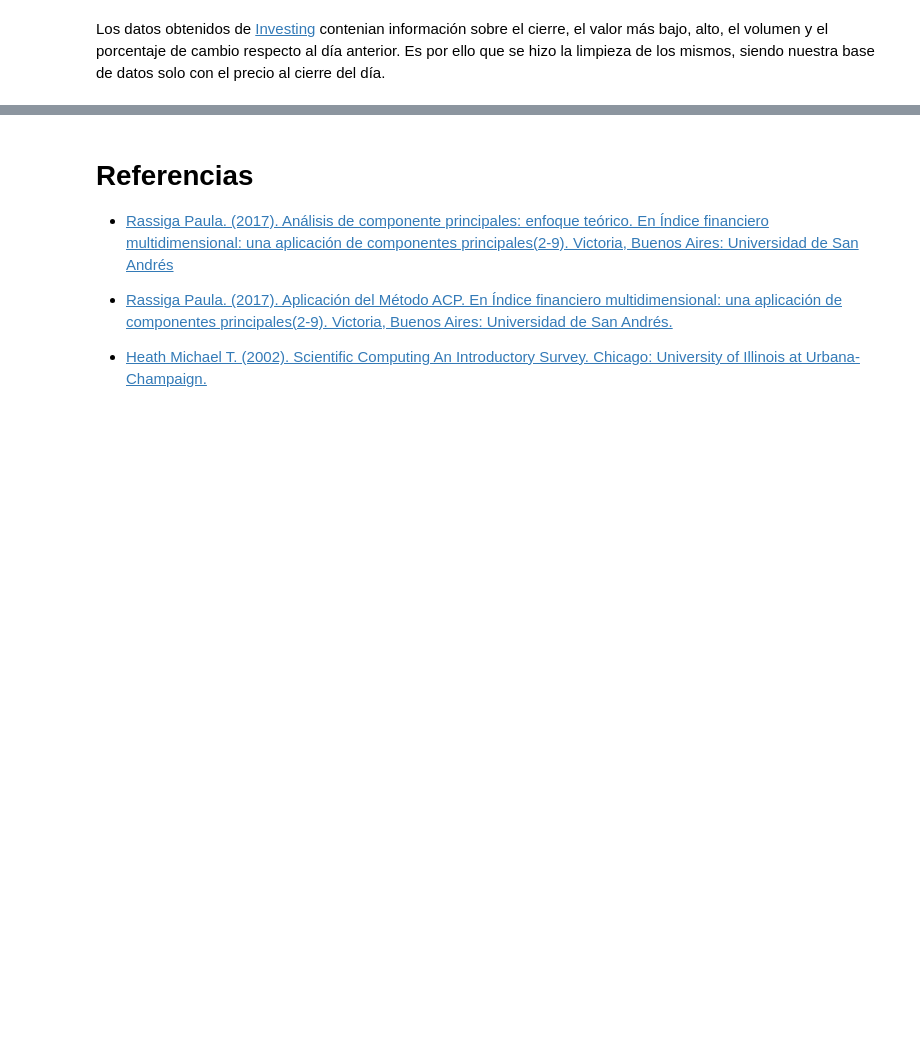
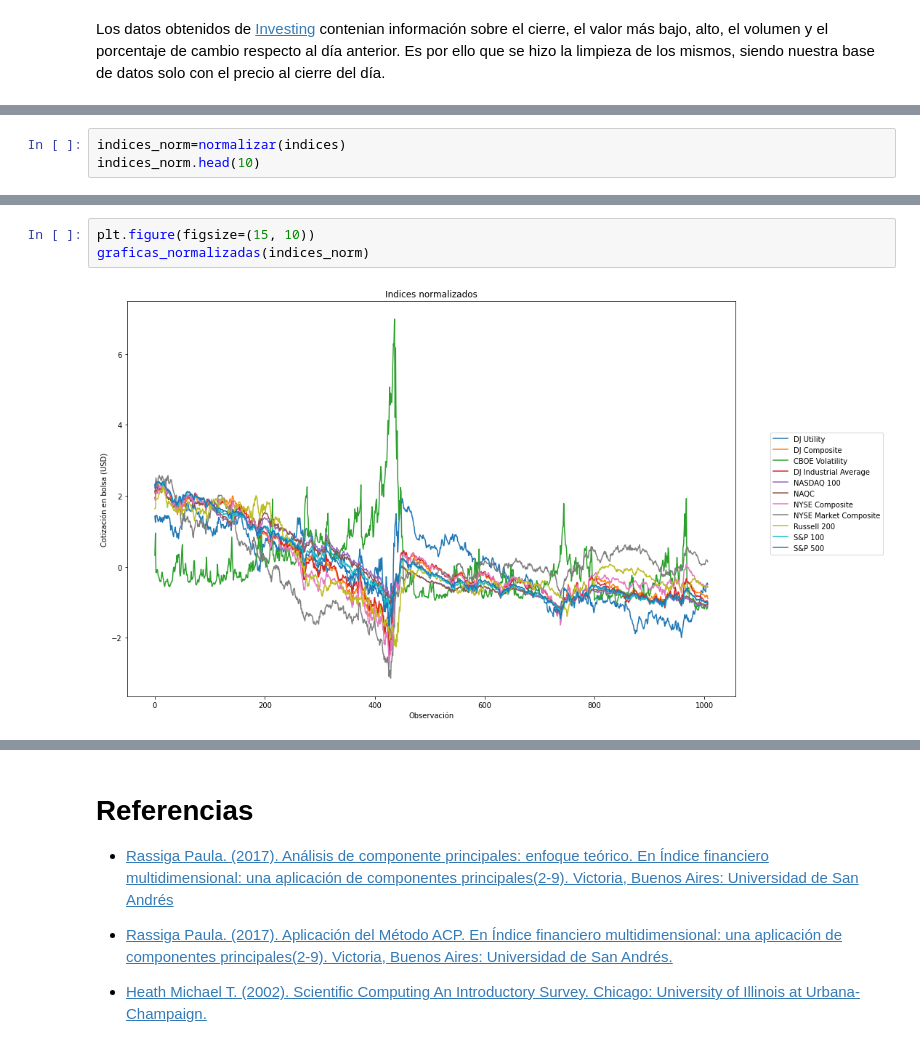
Before and after one commit to kennyldc/proyecto_final_opt21_eq8, a Jupyter notebook: trabajo_final_equipo_8.ipynb, the cells around one changed output, grey strips where cells are left out. Drawn from its saved outputs; the diff is of its cells as text; blank space fills up the shorter version.

Commit message:
Se añaden graficas y explicación del método

```diff
--- a/trabajo_final_equipo_8.ipynb
+++ b/trabajo_final_equipo_8.ipynb
@@ -115,0 +100,3 @@ graficas_sin_normalizar(indices)
+# %%
+indices_norm=normalizar(indices)
+indices_norm.head(10)
@@ -115,0 +116,5 @@ graficas_sin_normalizar(indices)
+# %%
+plt.figure(figsize=(15, 10))
+graficas_normalizadas(indices_norm)
+# %% [output]
+[figure, added]
```
Also changed, not shown: parts of 18 cells of this notebook.
